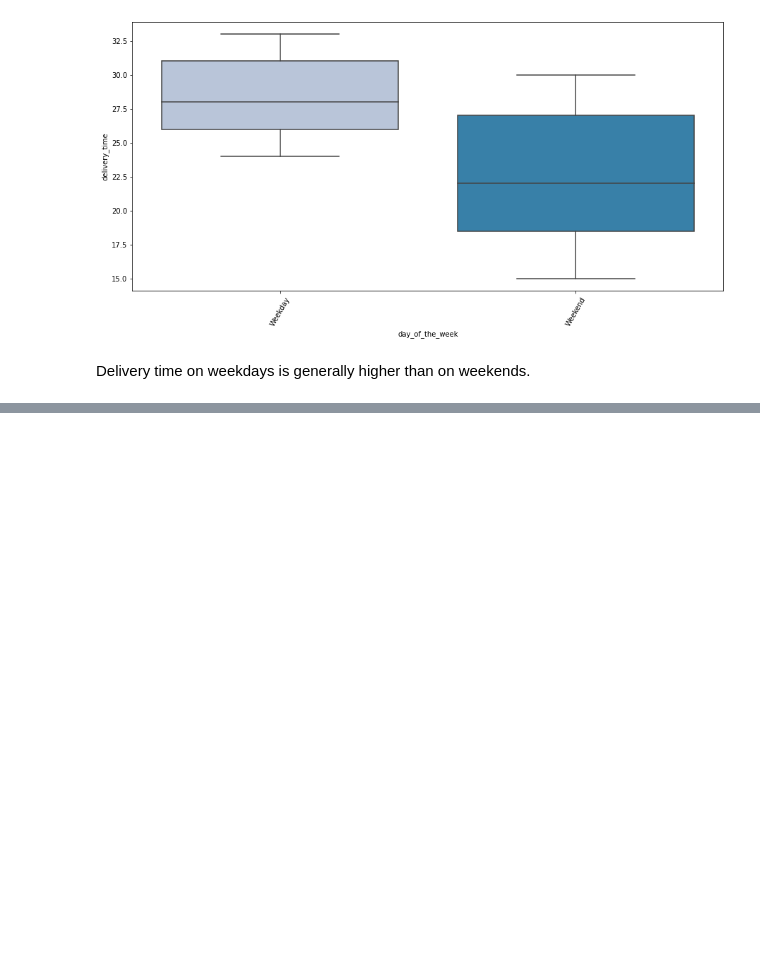
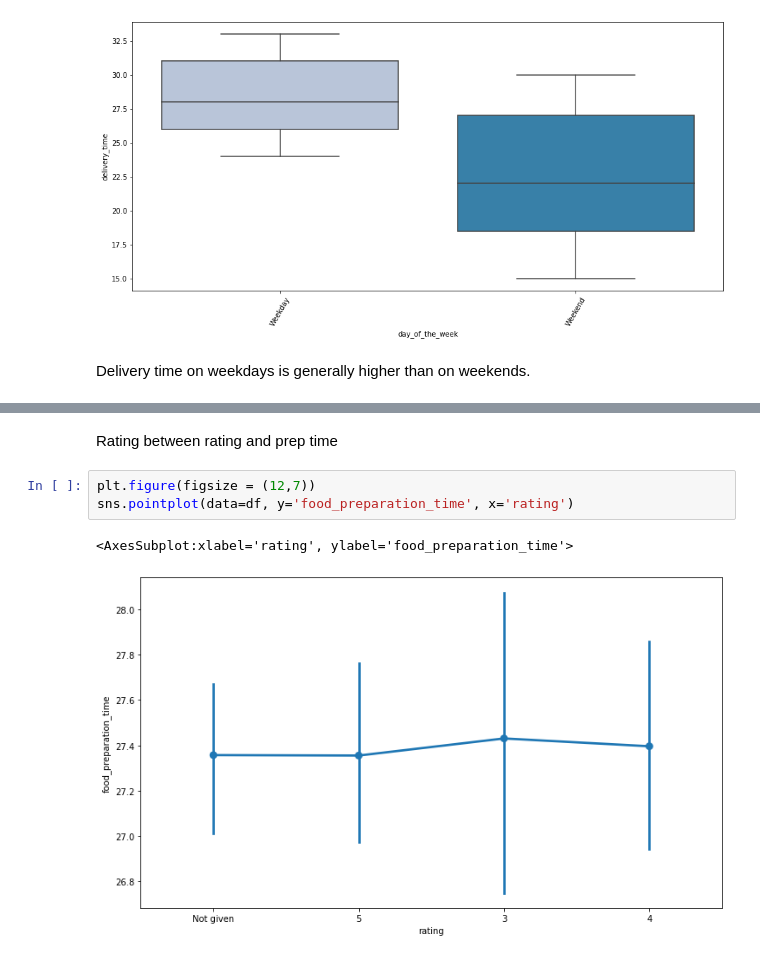
Before and after one commit to data-abdul/Data-Analysis-and-Visualization, a Jupyter notebook: 02 Data Analysis/EDA-FoodHub/FoodHub.ipynb, the cells around one changed output, grey strips where cells are left out. Cells and saved outputs as stored; diff of their text form; blank space fills up the shorter version.

```diff
--- a/02 Data Analysis/EDA-FoodHub/FoodHub.ipynb
+++ b/02 Data Analysis/EDA-FoodHub/FoodHub.ipynb
@@ -363,0 +372,8 @@ Name: cost_of_the_order, Length: 356, dtype: float64
+# %% [markdown]
+Rating between rating and prep time
+# %%
+plt.figure(figsize = (12,7))
+sns.pointplot(data=df, y='food_preparation_time', x='rating')
+# %% [output]
+<AxesSubplot:xlabel='rating', ylabel='food_preparation_time'>
+[figure, added]
```
Also changed, not shown: parts of 5 cells of this notebook, 2 other files.
